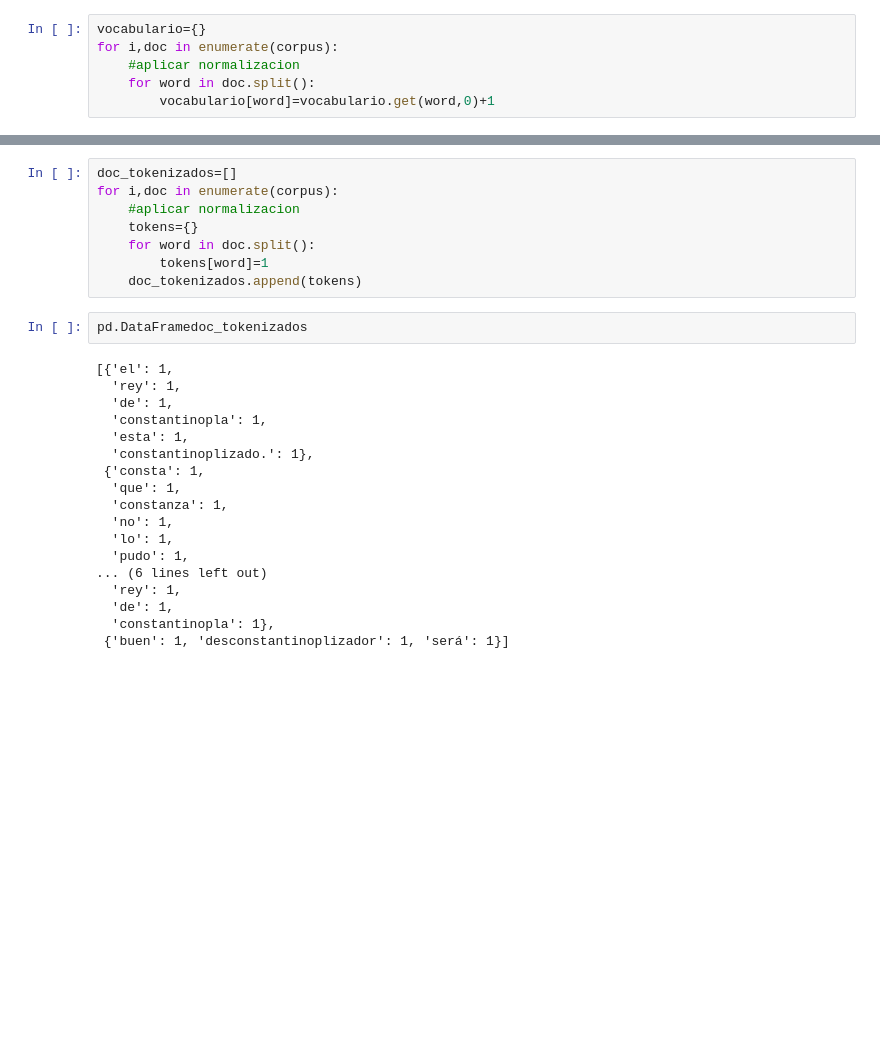
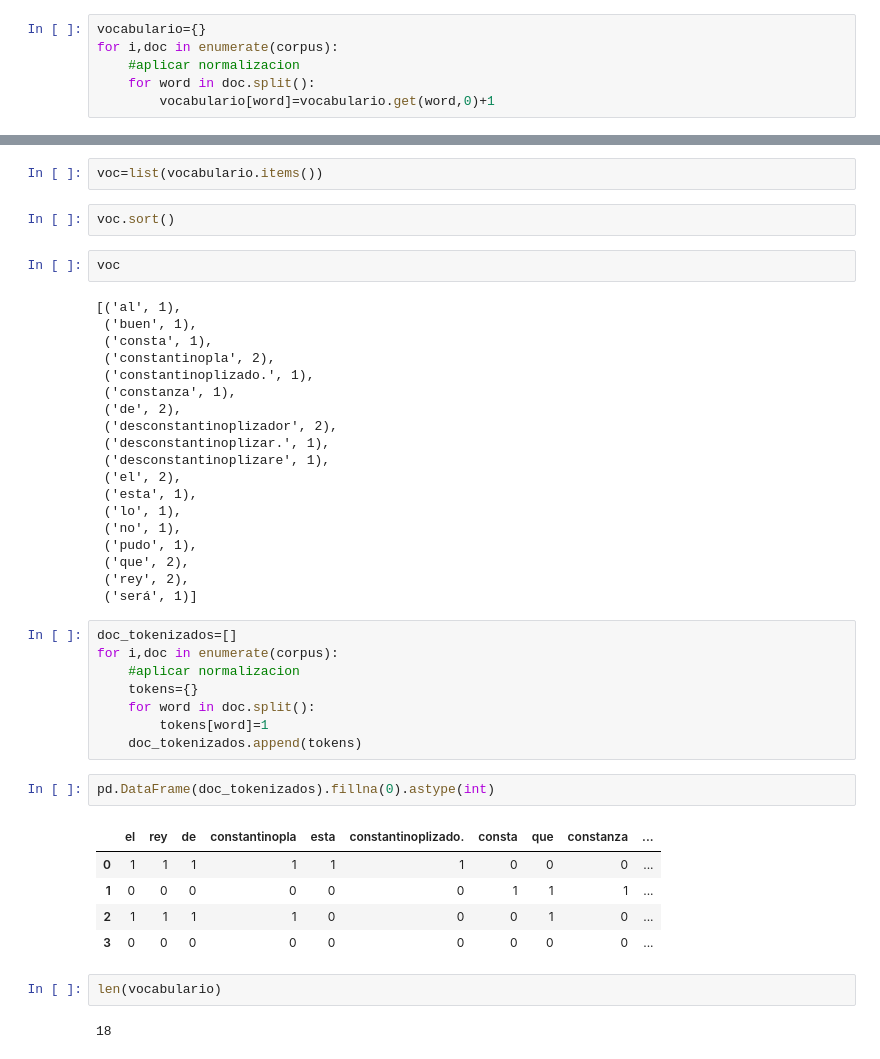
Before and after one commit to kyriox/nlp, a Jupyter notebook: 02_Vocabulario.ipynb, the cells around one changed output, grey strips where cells are left out. Saved outputs shown, nothing was run; the diff lists cells and outputs as text; blank space fills up the shorter version.

```diff
--- a/02_Vocabulario.ipynb
+++ b/02_Vocabulario.ipynb
@@ -506,3 +485,28 @@ vocabulario
+# %%
+voc=list(vocabulario.items())
+# %%
+voc.sort()
+# %%
+voc
+# %% [output]
+[('al', 1),
+ ('buen', 1),
+ ('consta', 1),
+ ('constantinopla', 2),
+ ('constantinoplizado.', 1),
+ ('constanza', 1),
+ ('de', 2),
+ ('desconstantinoplizador', 2),
+ ('desconstantinoplizar.', 1),
+ ('desconstantinoplizare', 1),
+ ('el', 2),
+ ('esta', 1),
+ ('lo', 1),
+ ('no', 1),
+ ('pudo', 1),
+ ('que', 2),
+ ('rey', 2),
+ ('será', 1)]
 # %%
 doc_tokenizados=[]
 for i,doc in enumerate(corpus):
@@ -511,23 +515,15 @@ for i,doc in enumerate(corpus):
     for word in doc.split():
         tokens[word]=1
     doc_tokenizados.append(tokens)
-# %%
-pd.DataFramedoc_tokenizados
-# %% [output]
-[{'el': 1,
-  'rey': 1,
-  'de': 1,
-  'constantinopla': 1,
-  'esta': 1,
-  'constantinoplizado.': 1},
- {'consta': 1,
-  'que': 1,
-  'constanza': 1,
-  'no': 1,
-  'lo': 1,
-  'pudo': 1,
-... (6 lines left out)
-  'rey': 1,
-  'de': 1,
-  'constantinopla': 1},
- {'buen': 1, 'desconstantinoplizador': 1, 'será': 1}]
+# %%
+pd.DataFrame(doc_tokenizados).fillna(0).astype(int)
+# %% [output]
+|  | el | rey | de | constantinopla | esta | constantinoplizado. | consta | que | constanza | ... |
+| 0 | 1 | 1 | 1 | 1 | 1 | 1 | 0 | 0 | 0 | ... |
+| 1 | 0 | 0 | 0 | 0 | 0 | 0 | 1 | 1 | 1 | ... |
+| 2 | 1 | 1 | 1 | 1 | 0 | 0 | 0 | 1 | 0 | ... |
+| 3 | 0 | 0 | 0 | 0 | 0 | 0 | 0 | 0 | 0 | ... |
+# %%
+len(vocabulario)
+# %% [output]
+18
```
Also changed, not shown: parts of 1 cell of this notebook.
